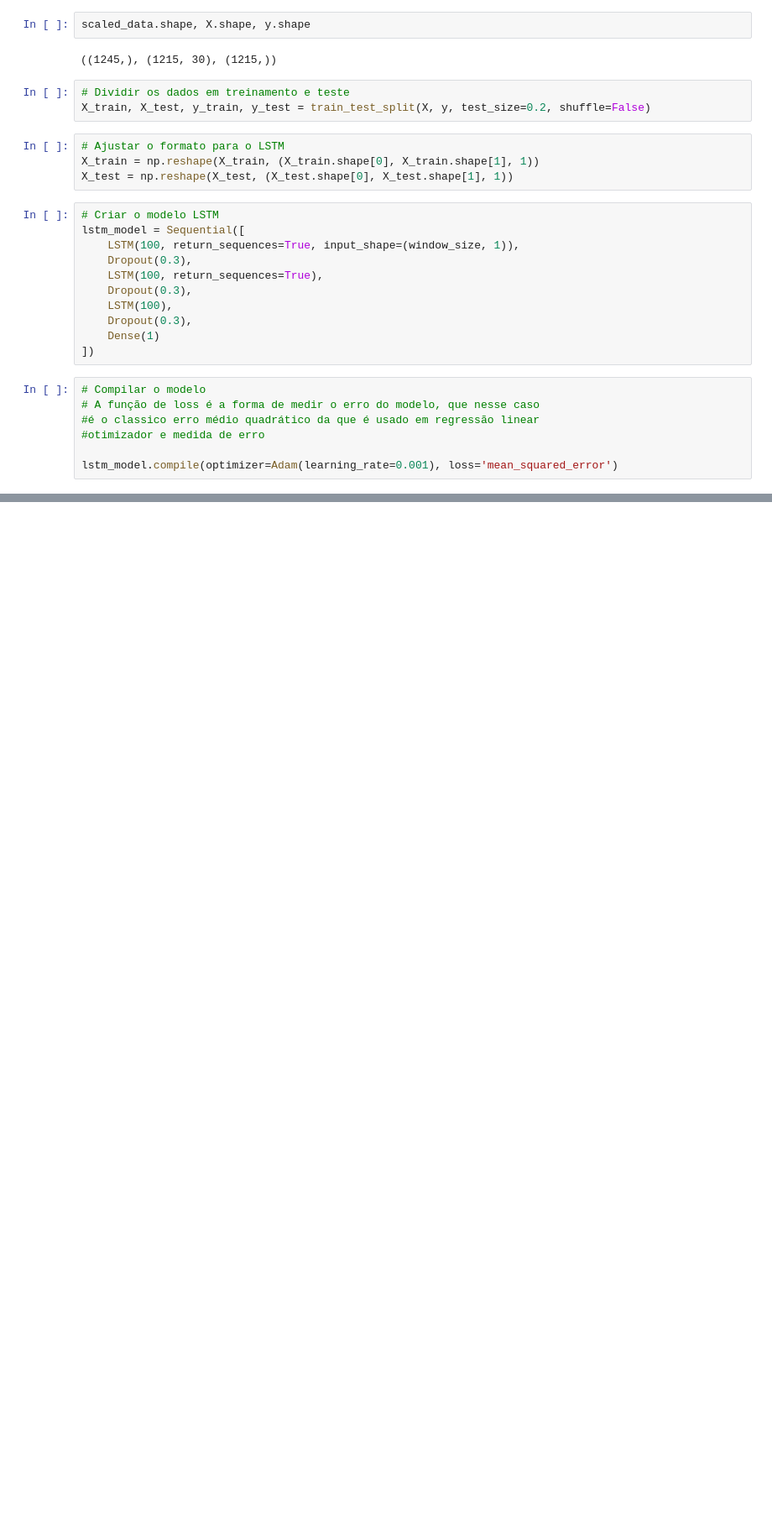
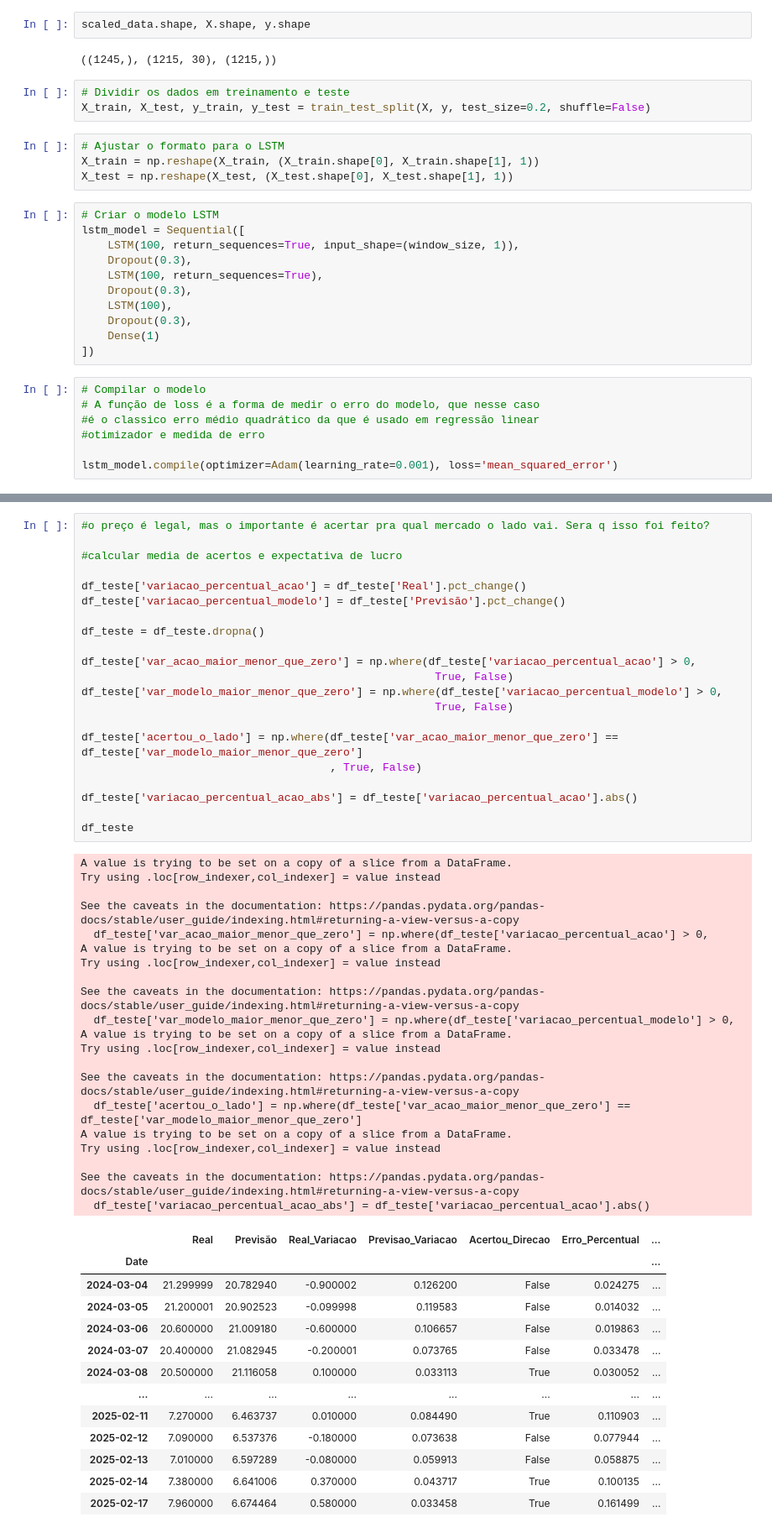
Before and after one commit to RamonCazotte/TCC, a Jupyter notebook: tcc_lstm.ipynb, the cells around one changed output, grey strips where cells are left out. Shown at 84% size. Drawn from its saved outputs; the diff is of its cells as text; blank space fills up the shorter version.

```diff
--- a/tcc_lstm.ipynb
+++ b/tcc_lstm.ipynb
@@ -176,0 +171,55 @@ R²   (Coeficiente de Determinação): 0.9148
+# %%
+#o preço é legal, mas o importante é acertar pra qual mercado o lado vai. Sera q isso foi feito?
+
+#calcular media de acertos e expectativa de lucro
+
+df_teste['variacao_percentual_acao'] = df_teste['Real'].pct_change()
+df_teste['variacao_percentual_modelo'] = df_teste['Previsão'].pct_change()
+
+df_teste = df_teste.dropna()
+
+df_teste['var_acao_maior_menor_que_zero'] = np.where(df_teste['variacao_percentual_acao'] > 0,
+                                                      True, False)
+df_teste['var_modelo_maior_menor_que_zero'] = np.where(df_teste['variacao_percentual_modelo'] > 0,
+                                                      True, False)
+
+df_teste['acertou_o_lado'] = np.where(df_teste['var_acao_maior_menor_que_zero'] == df_teste['var_modelo_maior_menor_que_zero']
+                                      , True, False)
+
+df_teste['variacao_percentual_acao_abs'] = df_teste['variacao_percentual_acao'].abs()
+
+df_teste
+# %% [output]
+A value is trying to be set on a copy of a slice from a DataFrame.
+Try using .loc[row_indexer,col_indexer] = value instead
+
+See the caveats in the documentation: https://pandas.pydata.org/pandas-docs/stable/user_guide/indexing.html#returning-a-view-versus-a-copy
+  df_teste['var_acao_maior_menor_que_zero'] = np.where(df_teste['variacao_percentual_acao'] > 0,
+A value is trying to be set on a copy of a slice from a DataFrame.
+Try using .loc[row_indexer,col_indexer] = value instead
+
+See the caveats in the documentation: https://pandas.pydata.org/pandas-docs/stable/user_guide/indexing.html#returning-a-view-versus-a-copy
+  df_teste['var_modelo_maior_menor_que_zero'] = np.where(df_teste['variacao_percentual_modelo'] > 0,
+A value is trying to be set on a copy of a slice from a DataFrame.
+Try using .loc[row_indexer,col_indexer] = value instead
+
+See the caveats in the documentation: https://pandas.pydata.org/pandas-docs/stable/user_guide/indexing.html#returning-a-view-versus-a-copy
+  df_teste['acertou_o_lado'] = np.where(df_teste['var_acao_maior_menor_que_zero'] == df_teste['var_modelo_maior_menor_que_zero']
+A value is trying to be set on a copy of a slice from a DataFrame.
+Try using .loc[row_indexer,col_indexer] = value instead
+
+See the caveats in the documentation: https://pandas.pydata.org/pandas-docs/stable/user_guide/indexing.html#returning-a-view-versus-a-copy
+  df_teste['variacao_percentual_acao_abs'] = df_teste['variacao_percentual_acao'].abs()
+|  | Real | Previsão | Real_Variacao | Previsao_Variacao | Acertou_Direcao | Erro_Percentual | ... |
+| Date |  |  |  |  |  |  | ... |
+| 2024-03-04 | 21.299999 | 20.782940 | -0.900002 | 0.126200 | False | 0.024275 | ... |
+| 2024-03-05 | 21.200001 | 20.902523 | -0.099998 | 0.119583 | False | 0.014032 | ... |
+| 2024-03-06 | 20.600000 | 21.009180 | -0.600000 | 0.106657 | False | 0.019863 | ... |
+| 2024-03-07 | 20.400000 | 21.082945 | -0.200001 | 0.073765 | False | 0.033478 | ... |
+| 2024-03-08 | 20.500000 | 21.116058 | 0.100000 | 0.033113 | True | 0.030052 | ... |
+| ... | ... | ... | ... | ... | ... | ... | ... |
+| 2025-02-11 | 7.270000 | 6.463737 | 0.010000 | 0.084490 | True | 0.110903 | ... |
+| 2025-02-12 | 7.090000 | 6.537376 | -0.180000 | 0.073638 | False | 0.077944 | ... |
+| 2025-02-13 | 7.010000 | 6.597289 | -0.080000 | 0.059913 | False | 0.058875 | ... |
+| 2025-02-14 | 7.380000 | 6.641006 | 0.370000 | 0.043717 | True | 0.100135 | ... |
+| 2025-02-17 | 7.960000 | 6.674464 | 0.580000 | 0.033458 | True | 0.161499 | ... |
```
Also changed, not shown: parts of 13 cells of this notebook.
